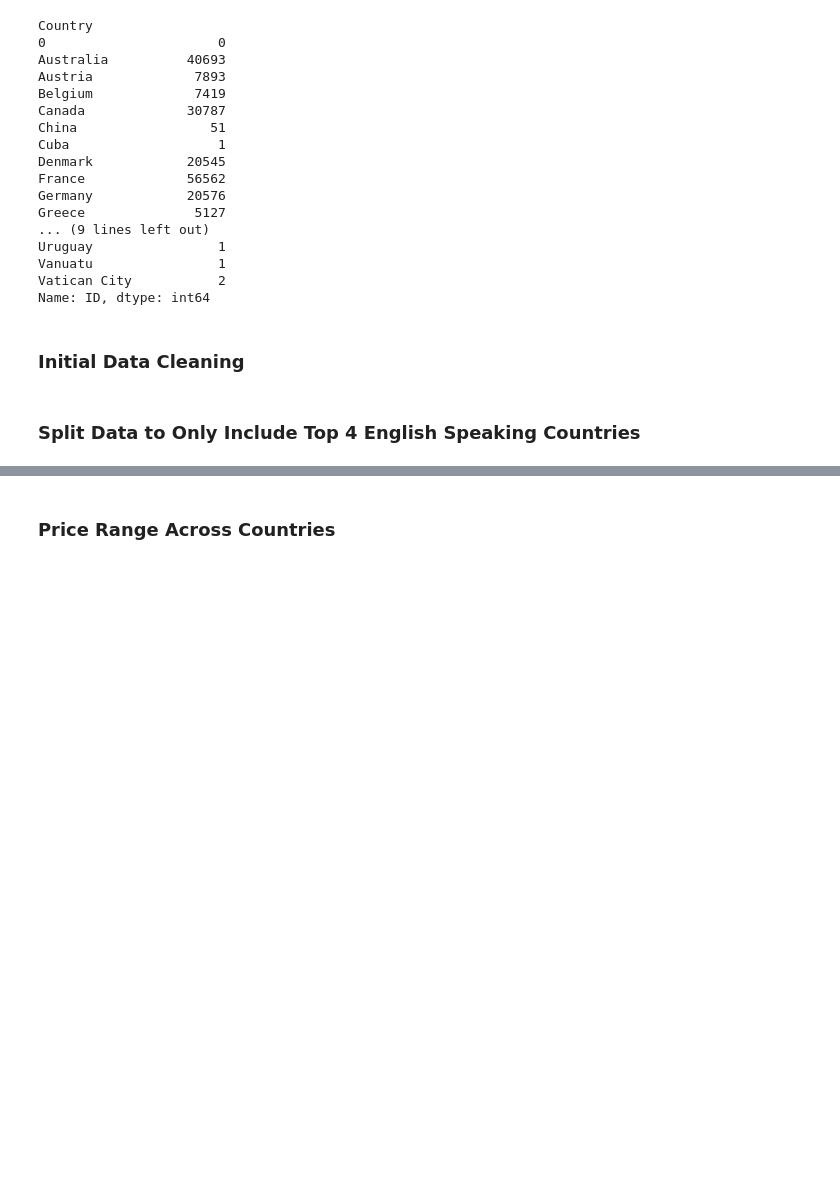
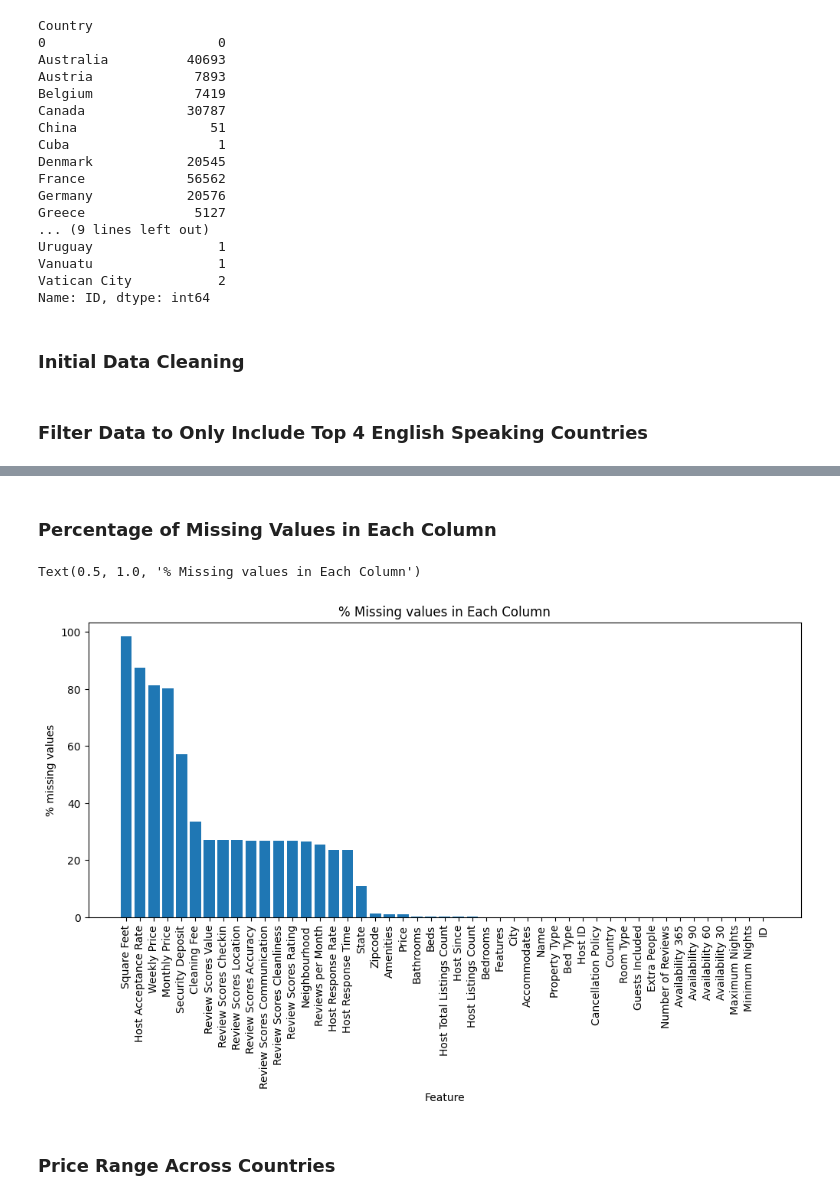
Before and after one commit to mahalrs/airbnb-autopilot, a Jupyter notebook: notebooks/data_exploration.ipynb, the cells around one changed output, grey strips where cells are left out. Drawn from its saved outputs; the diff is of its cells as text; code cells hidden in the pictures; blank space fills up the shorter version.

```diff
--- a/notebooks/data_exploration.ipynb
+++ b/notebooks/data_exploration.ipynb
@@ -72,7 +72,7 @@ Name: ID, dtype: int64
 # %%
 listings_df['State'] = listings_df['State'].apply(lambda x: x.upper() if type(x) == str else x)
 # %% [markdown]
-### Split Data to Only Include Top 4 English Speaking Countries
+### Filter Data to Only Include Top 4 English Speaking Countries
 # %%
 tc = ['United States', 'United Kingdom', 'Australia', 'Canada']
 listings_tc = listings_df.loc[listings_df['Country'].isin(tc)]
@@ -86,6 +86,23 @@ listings_tc.head()
 | 535 | 8901485 | quirky room with a view | 12594665 | 2014-02-26 | None | NaN | NaN | ... |
 | 536 | 5832248 | Lovely 2r flat in the ❤ of Brixton | 30273453 | 2015-03-30 | None | NaN | NaN | ... |
 | 537 | 8049784 | Lovely bedroom in a cosy house | 33670376 | 2015-05-18 | within a day | 100.0 | NaN | ... |
+# %% [markdown]
+### Percentage of Missing Values in Each Column
+# %%
+tmp_mv = listings_tc.isnull().sum() * 100 / len(listings_tc)
+
+tmp_mv_df = pd.DataFrame({'col': listings_tc.columns, 'percent': tmp_mv})
+tmp_mv_df.sort_values('percent', inplace=True, ascending=False)
+
+plt.figure(figsize=(12, 5))
+plt.bar(tmp_mv_df['col'], tmp_mv_df['percent'])
+plt.xticks(rotation=90)
+plt.xlabel('Feature')
+plt.ylabel('% missing values')
+plt.title('% Missing values in Each Column')
+# %% [output]
+Text(0.5, 1.0, '% Missing values in Each Column')
+[figure, added]
 # %% [markdown]
 ### Price Range Across Countries
 # %%
```
Also changed, not shown: parts of 15 cells of this notebook.
